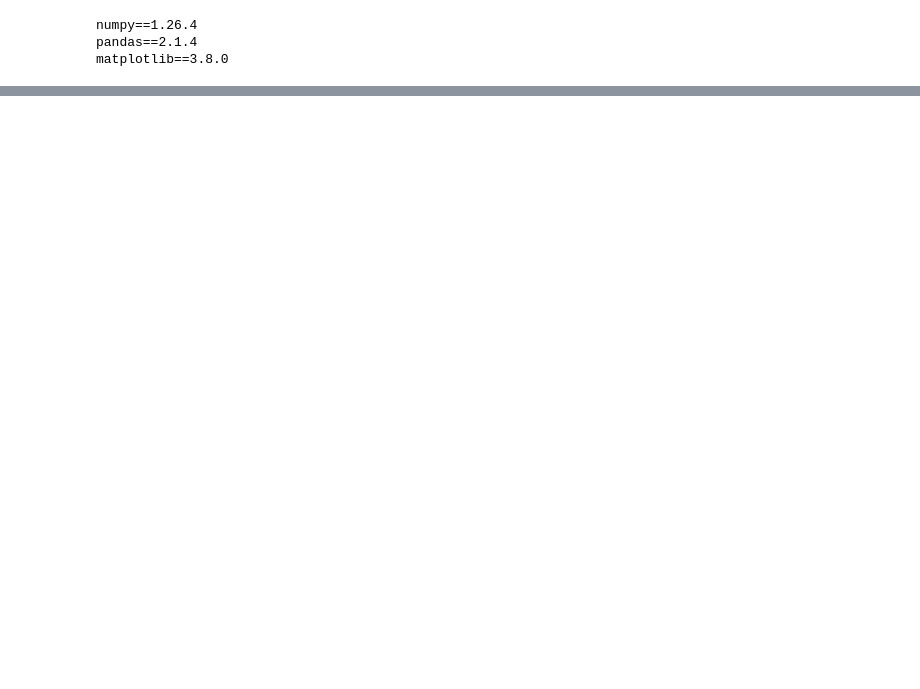
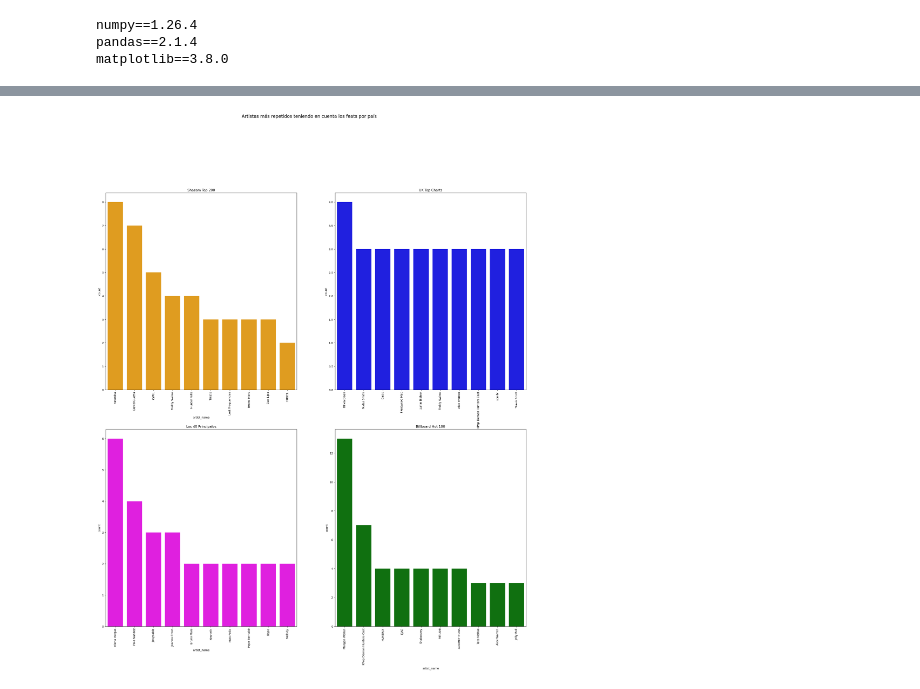
Before and after one commit to ElbaLopeSan/proyecto_inicial_DAI03RT, a Jupyter notebook: Visualization.ipynb, the cells around one changed output, grey strips where cells are left out. Saved outputs shown, nothing was run; the diff lists cells and outputs as text; code cells hidden in the pictures; blank space fills up the shorter version.

```diff
--- a/Visualization.ipynb
+++ b/Visualization.ipynb
@@ -267,0 +288,59 @@ plt.xticks(rotation=90)
+# %%
+fig, ax = plt.subplots(nrows = 2, ncols = 2, figsize = (27, 28))
+plt.suptitle("Artistas más repetidos teniendo en cuenta los feats por país", fontsize=16, y=1.02)
+
+plt.subplot(2,2,3)
+artistas_40=[]
+for i in subset_40['artist_name']:
+    artistas_40.append(i)
+for i in subset_40[subset_40['feats'].notna()]['feats'].apply(lambda x: x.split(',')).explode():
+    artistas_40.append(i)
+
+df_artistas_40=pd.DataFrame()
+df_artistas_40["artist_name"]=artistas_40
+sns.countplot(data=df_artistas_40, x="artist_name", color="magenta", order=df_artistas_40["artist_name"].value_counts().index[:10])
+plt.xticks(rotation=90)
+plt.title("Los 40 Principales")
+
+plt.subplot(2,2,4)
+artistas_BB=[]
+for i in subset_BB['artist_name']:
+    artistas_BB.append(i)
+for i in subset_BB[subset_BB['feats'].notna()]['feats'].apply(lambda x: x.split(',')).explode():
+    artistas_BB.append(i)
+
+df_artistas_BB=pd.DataFrame()
+df_artistas_BB["artist_name"]=artistas_BB
+sns.countplot(data=df_artistas_BB, x="artist_name", color="green", order=df_artistas_BB["artist_name"].value_counts().index[:10])
+plt.xticks(rotation=90)
+plt.title("Billboard Hot 100")
+
+plt.subplot(2,2,1)
+artistas_Sz=[]
+for i in subset_Sz['artist_name']:
+    artistas_Sz.append(i)
+for i in subset_Sz[subset_Sz['feats'].notna()]['feats'].apply(lambda x: x.split(',')).explode():
+    artistas_Sz.append(i)
+
+df_artistas_Sz=pd.DataFrame()
+df_artistas_Sz["artist_name"]=artistas_Sz
+sns.countplot(data=df_artistas_Sz, x="artist_name", color="orange", order=df_artistas_Sz["artist_name"].value_counts().index[:10])
+plt.xticks(rotation=90)
+plt.title("Shazam Top 200")
+
+plt.subplot(2,2,2)
+artistas_UK=[]
+for i in subset_UK['artist_name']:
+    artistas_UK.append(i)
+for i in subset_UK[subset_UK['feats'].notna()]['feats'].apply(lambda x: x.split(',')).explode():
+    artistas_UK.append(i)
+
+df_artistas_UK=pd.DataFrame()
+df_artistas_UK["artist_name"]=artistas_UK
+sns.countplot(data=df_artistas_UK, x="artist_name", color="blue", order=df_artistas_UK["artist_name"].value_counts().index[:10])
+plt.xticks(rotation=90)
+plt.title("UK Top Charts")
+
+plt.show()
+# %% [output]
+[figure, added]
```
Also changed, not shown: parts of 18 cells of this notebook.
